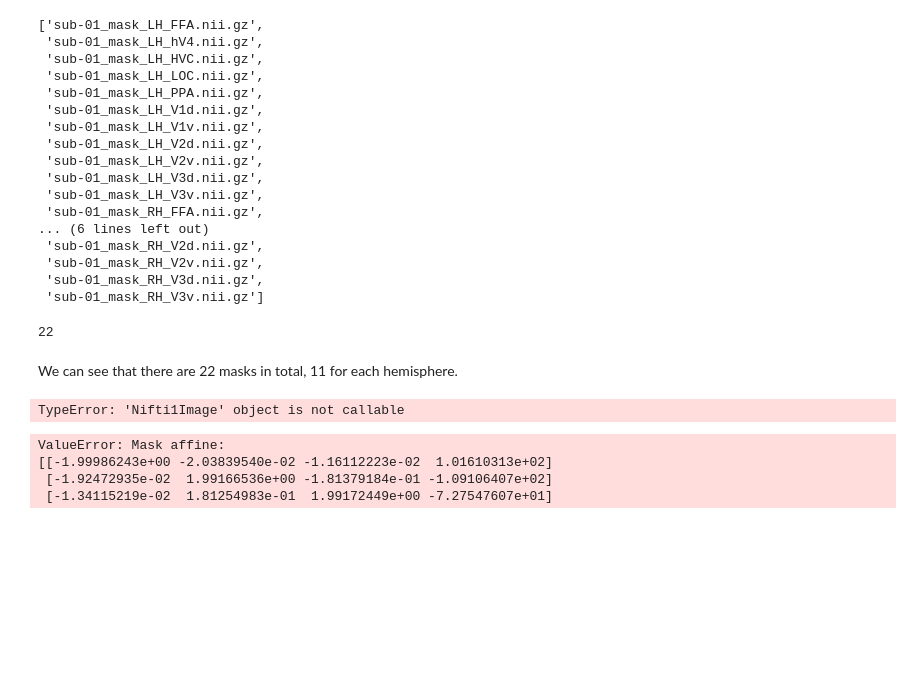
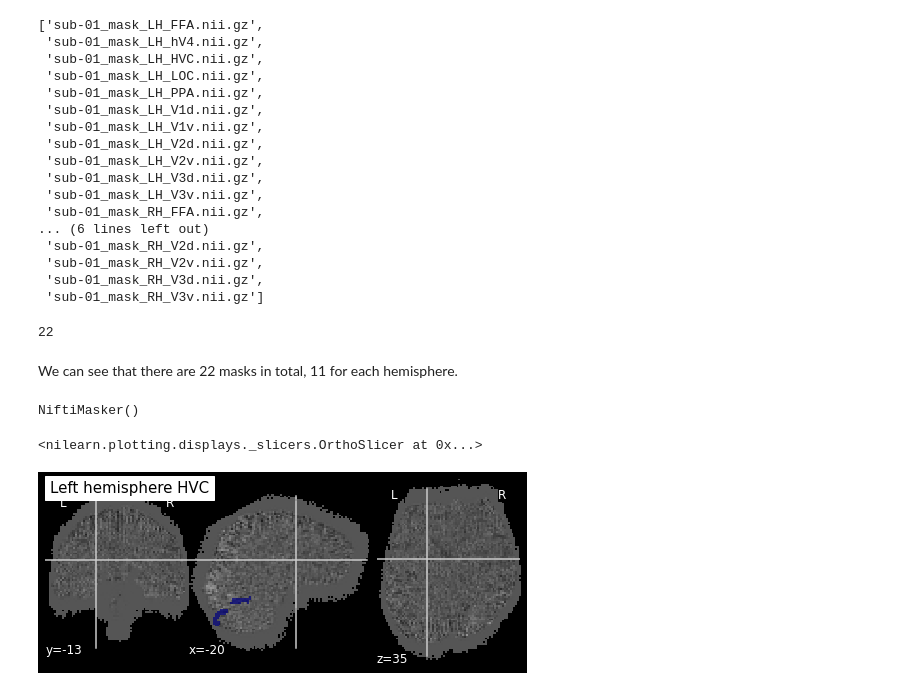
Before and after one commit to JNPauli/Banter, a Jupyter notebook: data/Support_Vector_Machine.ipynb, the cells around one changed output. Cells and saved outputs as stored; diff of their text form; code cells hidden in the pictures; blank space fills up the shorter version.

Commit message:
added plot_roi

```diff
--- a/data/Support_Vector_Machine.ipynb
+++ b/data/Support_Vector_Machine.ipynb
@@ -43,13 +43,23 @@ len(os.listdir())
 We can see that there are 22 masks in total, 11 for each hemisphere.
 # %%
 mask_img_path = '/home/jpauli/ds001506/sourcedata/sub-01/anat'
-mask_img_L = os.path.join(mask_img_path,'sub-01_mask_LH_HVC.nii.gz')
+mask_img_L = os.path.join(mask_img_path,'sub-01_mask_LH_V1v.nii.gz')
 mask_img_R = 'sub-01_mask_RH_HVC.nii.gz'
 # %%
 func_filename_path = '/mnt/c/Users/janos/git/sessions/z_maps_2'
 func_filename =  os.path.join(func_filename_path,'02_active -1443537.0_z_map.nii.gz')
 os.chdir('/mnt/c/Users/janos/git/sessions/z_maps_2')
-# %%
-func_mean = mean_img(func_filename)
-# %% [output]
-TypeError: 'Nifti1Image' object is not callable
+# %%
+from nilearn.maskers import NiftiMasker
+masker = NiftiMasker()
+masker.fit(mask_img_L)
+# %% [output]
+NiftiMasker()
+# %%
+coordinates_func = (-20,-13,35)
+from nilearn.plotting import plot_roi
+plot_roi(mask_img_L, func_filename,display_mode='ortho',cut_coords=coordinates_func,
+         title="Left hemisphere HVC")
+# %% [output]
+<nilearn.plotting.displays._slicers.OrthoSlicer at 0x...>
+[figure, added]
@@ -56,6 +69,6 @@ TypeError: 'Nifti1Image' object is not callable
 # %%
 from nilearn.masking import apply_mask
-masked_data = apply_mask(func_filename, mask_img_L)
+masked_data = apply_mask(func_filename, mask_img)
 
 # masked_data shape is (timepoints, voxels). We can plot the first 150
 # timepoints from two voxels
@@ -70,8 +83,3 @@ plt.xlim(0, 150)
 plt.subplots_adjust(bottom=.12, top=.95, right=.95, left=.12)
 
 show()
-# %% [output]
-ValueError: Mask affine:
-[[-1.99986243e+00 -2.03839540e-02 -1.16112223e-02  1.01610313e+02]
- [-1.92472935e-02  1.99166536e+00 -1.81379184e-01 -1.09106407e+02]
- [-1.34115219e-02  1.81254983e-01  1.99172449e+00 -7.27547607e+01]
```
Also changed, not shown: parts of 2 cells of this notebook.
